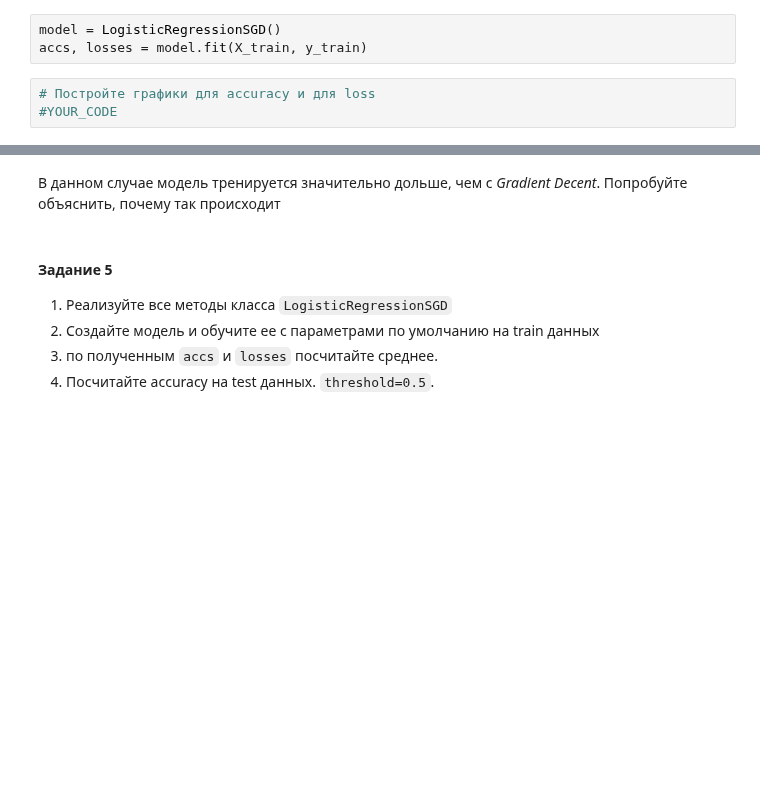
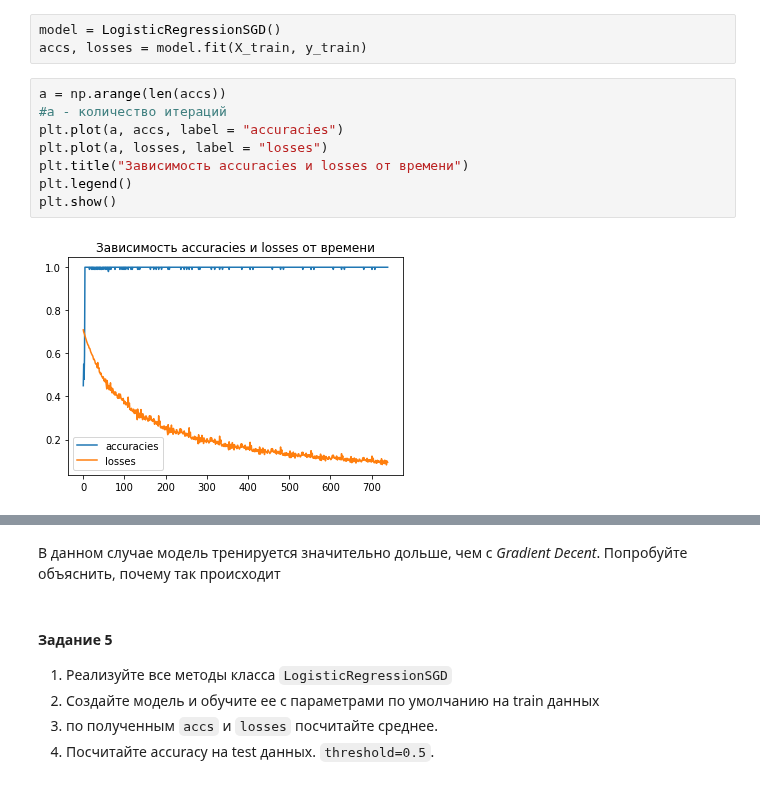
Before and after one commit to ctrlc0ctrlv/deep_learning_2018-19, a Jupyter notebook: [homework,prodv]OOP_and_optimization.ipynb, the cells around one changed output, grey strips where cells are left out. Saved outputs shown, nothing was run; the diff lists cells and outputs as text; blank space fills up the shorter version.

```diff
--- a/[homework,prodv]OOP_and_optimization.ipynb
+++ b/[homework,prodv]OOP_and_optimization.ipynb
@@ -473,6 +525,13 @@ class LogisticRegressionSGD:
 # %%
 model = LogisticRegressionSGD()
 accs, losses = model.fit(X_train, y_train)
-# %%
-# Постройте графики для accuracy и для loss
-#YOUR_CODE
+# %%
+a = np.arange(len(accs))
+#а - количество итераций
+plt.plot(a, accs, label = "accuracies")
+plt.plot(a, losses, label = "losses")
+plt.title("Зависимость accuracies и losses от времени")
+plt.legend()
+plt.show()
+# %% [output]
+[figure, added]
```
Also changed, not shown: parts of 12 cells of this notebook.
